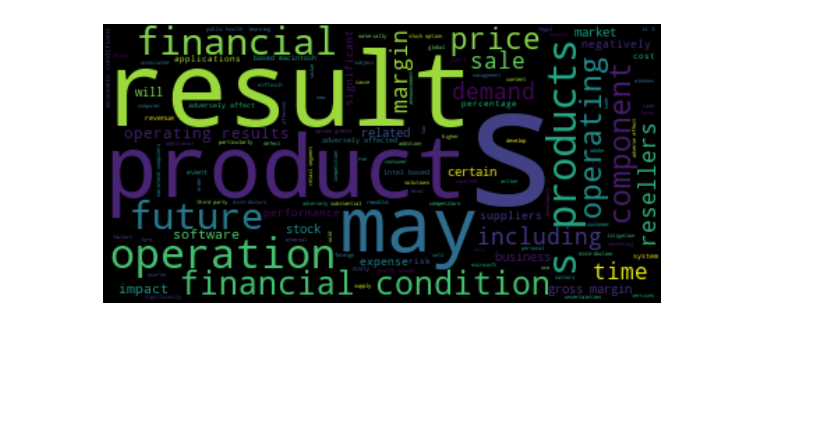
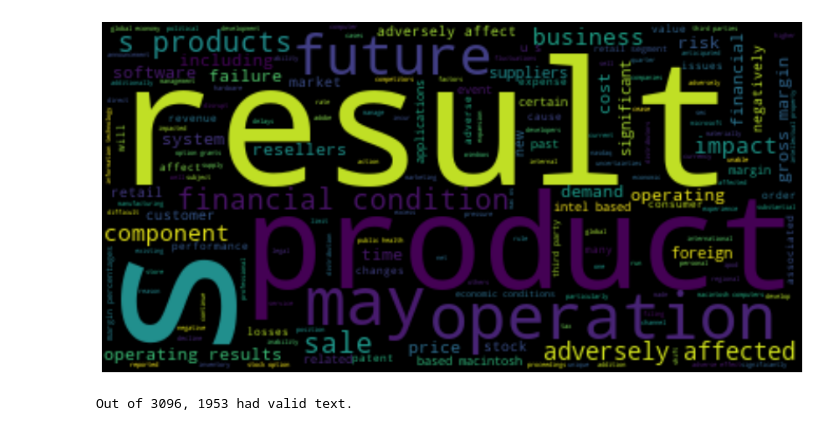
Before and after one commit to Dhruv26/10K-emerging-risk-detection, a Jupyter notebook: notebooks/risk_section_wordcloud.ipynb, the cells around one changed output. Saved outputs shown, nothing was run; the diff lists cells and outputs as text; code cells hidden in the pictures; blank space fills up the shorter version.

```diff
--- a/notebooks/risk_section_wordcloud.ipynb
+++ b/notebooks/risk_section_wordcloud.ipynb
@@ -64,0 +59,3 @@ with open('..\\neg_sentences.txt', 'r') as f:
+# %%
+# Perform sentiment analysis on the doc
+res = get_sentiment(data)
@@ -65,8 +89,11 @@ with open('..\\neg_sentences.txt', 'r') as f:
+# %%
+neg_sentences = ' '.join(
+    res.loc[res.prediction == 'negative', 'sentence'].values)
 # %%
 wordcloud = WordCloud(stopwords=STOPWORDS).generate(neg_sentences.lower())
-plt.figure(figsize=(10, 10))
+plt.figure(figsize=(15, 15))
 plt.imshow(wordcloud, interpolation="bilinear")
 plt.axis("off")
 plt.show()
 # %% [output]
-[figure, old version]
+[figure, new version]
@@ -72,0 +109,4 @@ plt.show()
+# %%
+print(f'Out of {len(risk_file_names)}, {len(corpus)} had valid text.')
+# %% [output]
+Out of 3096, 1953 had valid text.
```
Also changed, not shown: parts of 24 cells of this notebook, 5 other files.
